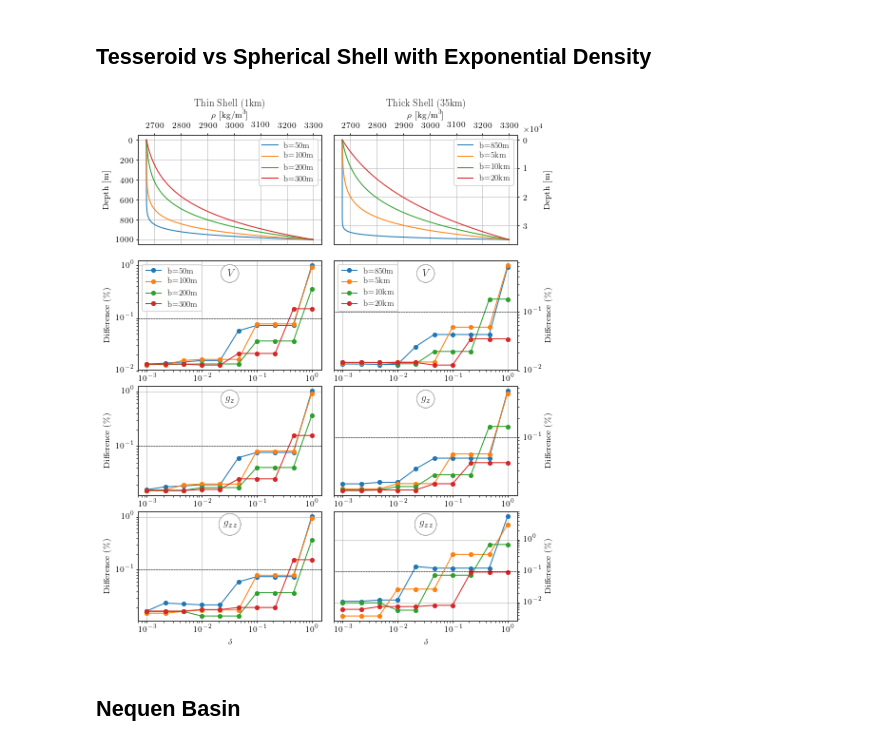
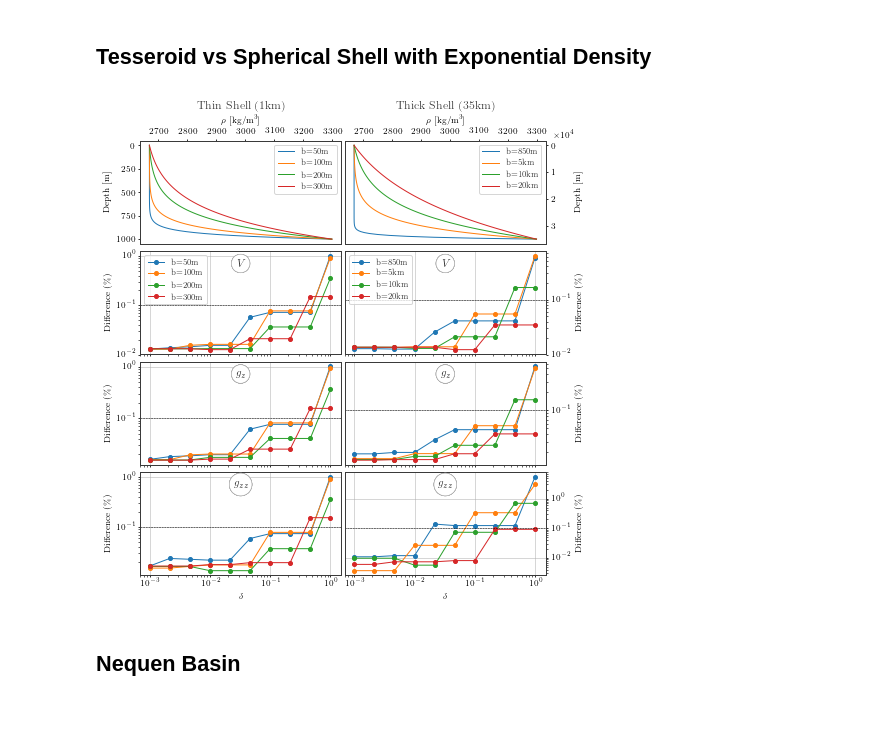
Before and after one commit to pinga-lab/tesseroid-variable-density, a Jupyter notebook: code/notebooks/08-plot-figures.ipynb, the cells around one changed output. Drawn from its saved outputs; the diff is of its cells as text; code cells hidden in the pictures; blank space fills up the shorter version.

Commit message:
Updated exponential density test figure

```diff
--- a/code/notebooks/08-plot-figures.ipynb
+++ b/code/notebooks/08-plot-figures.ipynb
@@ -499,13 +499,8 @@ plt.show()
 # %%
 # Figure Setup
 fig, all_axes = plt.subplots(nrows=4, ncols=2)
-fig.set_size_inches((6.66, 8))
-# fig.subplots_adjust(hspace=0.2, wspace=0.04)
-# fig.tight_layout(pad=3.5, h_pad=0, w_pad=0)
-# fig.tight_layout(rect=[0.02, 0.005, 0.95, 0.97])
-# fig.tight_layout(pad=3.4, h_pad=0, w_pad=-1)
-fig.tight_layout(rect=[0.025, 0.001, 0.95, 0.955],
-                 h_pad=0, w_pad=-1)
+fig.set_size_inches((6.66, 7))
+fig.subplots_adjust(hspace=0)
 
 
 # Thin Shell
@@ -554,16 +549,13 @@ for field, title, ax in zip(fields, titles, axes[1:]):
 axes[1].legend(fontsize='small')
 
 ax1.legend(fontsize='small')
-ax1.grid(True, linewidth=0.5, color='#aeaeae')
+# ax1.grid(True, linewidth=0.5, color='#aeaeae')
 ax1.set_xlabel(r"$\rho$ [kg/m$^3$]")
 ax1.set_ylabel("Depth [m]")
 ax1.invert_yaxis()
 ax1.xaxis.tick_top()
 ax1.xaxis.set_label_position('top')
-ax1.text(0.5, 1.28, 'Thin Shell (1km)',
-         horizontalalignment='center',
-         verticalalignment='center',
-         transform=ax1.transAxes)
+ax1.set_title("Thin Shell (1km)", y=1.25)
 
 for ax in axes[1:]:
     ax.plot([1e-4, 1e1], [1e-1, 1e-1], '--', color='k', linewidth=0.5)
@@ -576,6 +568,12 @@ for ax in axes[1:]:
 
 axes[-1].set_xlabel(r"$\delta$")
 
+# Sharex for preexisting axis
+axes[1].get_shared_x_axes().join(axes[1], axes[2])
+axes[1].get_shared_x_axes().join(axes[1], axes[3])
+axes[1].set_xticklabels([])
+axes[2].set_xticklabels([])
+
 
 # Thick Shell
 # -----------
@@ -584,7 +582,6 @@ fields = 'potential gz gzz'.split()
 b_values = [8.5e2, 5e3, 1e4, 2e4]
 deltah = MEAN_EARTH_RADIUS
 rho0, rho1 = 2670, 3300
-# labels = ["b=" + str(int(b*1e-3)) + "km" for b in b_values]
 labels = ["b=" + str(int(b_values[0])) + "m"]
 labels += ["b=" + str(int(b*1e-3)) + "km" for b in b_values[1:]]
 heights = np.linspace(bottom, top, 101)
@@ -623,39 +620,46 @@ for field, title, ax in zip(fields, titles, axes[1:]):
                 transform=ax.transAxes)
 axes[1].legend(fontsize='small')
 
 ax1.legend(fontsize='small')
-ax1.grid(True, linewidth=0.5, color='#aeaeae')
+# ax1.grid(True, linewidth=0.5, color='#aeaeae')
 ax1.set_xlabel(r"$\rho$ [kg/m$^3$]")
 ax1.set_ylabel("Depth [m]", labelpad=18)
 ax1.invert_yaxis()
 ax1.xaxis.tick_top()
 ax1.xaxis.set_label_position('top')
 ax1.yaxis.tick_right()
 ax1.yaxis.set_label_position('right')
 ax1.ticklabel_format(style='sci', axis='y', scilimits=(0, 0))
 ax1.get_yaxis().get_offset_text().set_x(1.14)
-ax1.text(0.5, 1.28, 'Thick Shell (35km)',
-         horizontalalignment='center',
-         verticalalignment='center',
-         transform=ax1.transAxes)
+ax1.set_title("Thick Shell (35km)", y=1.25)
 
 for ax in axes[1:]:
     ax.plot([1e-4, 1e1], [1e-1, 1e-1], '--', color='k', linewidth=0.5)
     ax.set_xlim(7e-4, 1.5e0)
     ax.set_xscale('log')
     ax.set_yscale('log')
     ax.set_ylabel('Difference (\%)')
     ax.grid(True, linewidth=0.5, color='#aeaeae')
     ax.set_axisbelow(True)
     ax.yaxis.tick_right()
     ax.yaxis.set_label_position('right')
 
 axes[-1].set_xlabel(r"$\delta$")
 
+# Sharex for preexisting axis
+axes[1].get_shared_x_axes().join(axes[1], axes[2])
+axes[1].get_shared_x_axes().join(axes[1], axes[3])
+axes[1].set_xticklabels([])
+axes[2].set_xticklabels([])
+
+
+
+fig.tight_layout(rect=[0, 0, 1, 0.99],
+                 pad=0, h_pad=0, w_pad=0)
 plt.savefig('../../manuscript/figures/exponential-delta.pdf')
 plt.show()
 # %% [output]
-[figure, old version]
+[figure, new version]
 # %% [markdown]
 ## Nequen Basin
 # %% [markdown]
```
Also changed, not shown: 1 other file.
